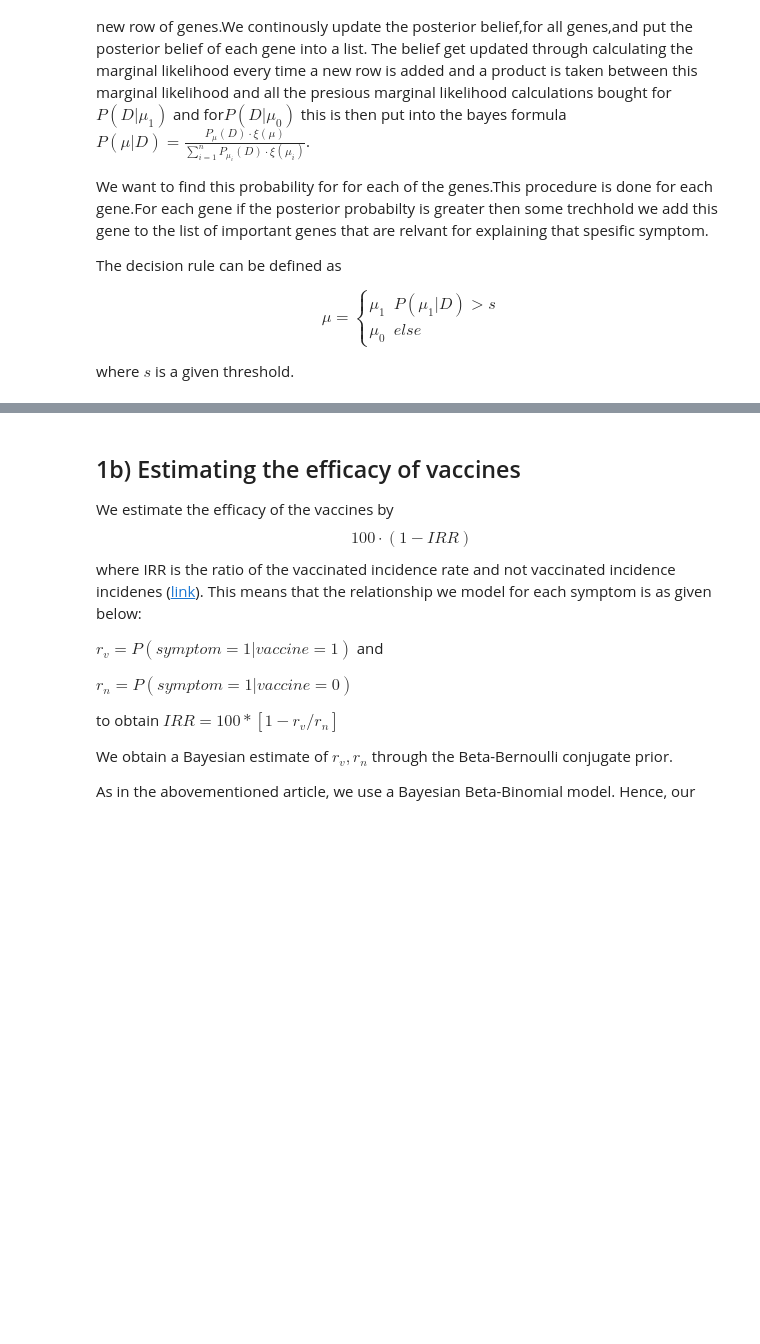
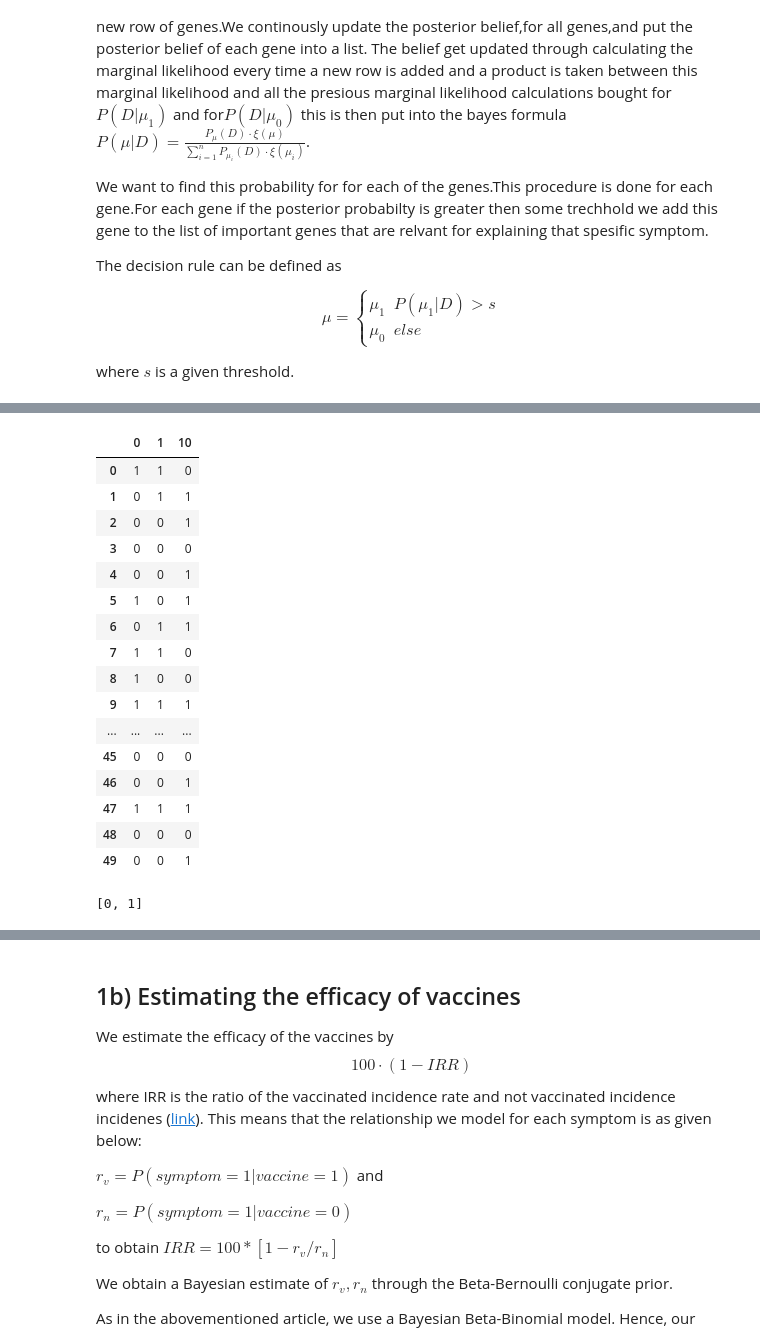
Before and after one commit to rohullaa/bayesian_modeling, a Jupyter notebook: project1.ipynb, the cells around one changed output, grey strips where cells are left out. Cells and saved outputs as stored; diff of their text form; code cells hidden in the pictures; blank space fills up the shorter version.

```diff
--- a/project1.ipynb
+++ b/project1.ipynb
@@ -171,0 +533,10 @@ select_0
+# %%
+data = np.random.choice(2, size=(1000, 100))
+df = pd.DataFrame(data)
+symptom = df.iloc[:, 0] |  (df.iloc[:, 1] * np.random.choice(2, size=1000, p=(0.4, 0.6)))
+df['Symptom'] = symptom
+df.iloc[:, [0,1,10]][:50]
+symptom
+# %%
+symptom = df.iloc[:, 0] |  (df.iloc[:, 1] * np.random.choice(2, size=1000, p=(0.4, 0.6)))
+symptom
@@ -171,0 +556,28 @@ select_0
+# %%
+df['Symptom'] = symptom
+df.iloc[:, [0,1,10]][:50]
+# %% [output]
+|  | 0 | 1 | 10 |
+| 0 | 1 | 1 | 0 |
+| 1 | 0 | 1 | 1 |
+| 2 | 0 | 0 | 1 |
+| 3 | 0 | 0 | 0 |
+| 4 | 0 | 0 | 1 |
+| 5 | 1 | 0 | 1 |
+| 6 | 0 | 1 | 1 |
+| 7 | 1 | 1 | 0 |
+| 8 | 1 | 0 | 0 |
+| 9 | 1 | 1 | 1 |
+| ... | ... | ... | ... |
+| 45 | 0 | 0 | 0 |
+| 46 | 0 | 0 | 1 |
+| 47 | 1 | 1 | 1 |
+| 48 | 0 | 0 | 0 |
+| 49 | 0 | 0 | 1 |
+# %%
+select_1 = select_features(np.array(df.iloc[:, :100]), symptom, 0.8)
+print(select_1)
+X, y = np.array(df.iloc[:, select_1]).astype(np.bool_), symptom
+X_train, X_test, y_train, y_test = train_test_split(X, y, random_state =912)
+# %% [output]
+[0, 1]
```
Also changed, not shown: parts of 46 cells of this notebook.
